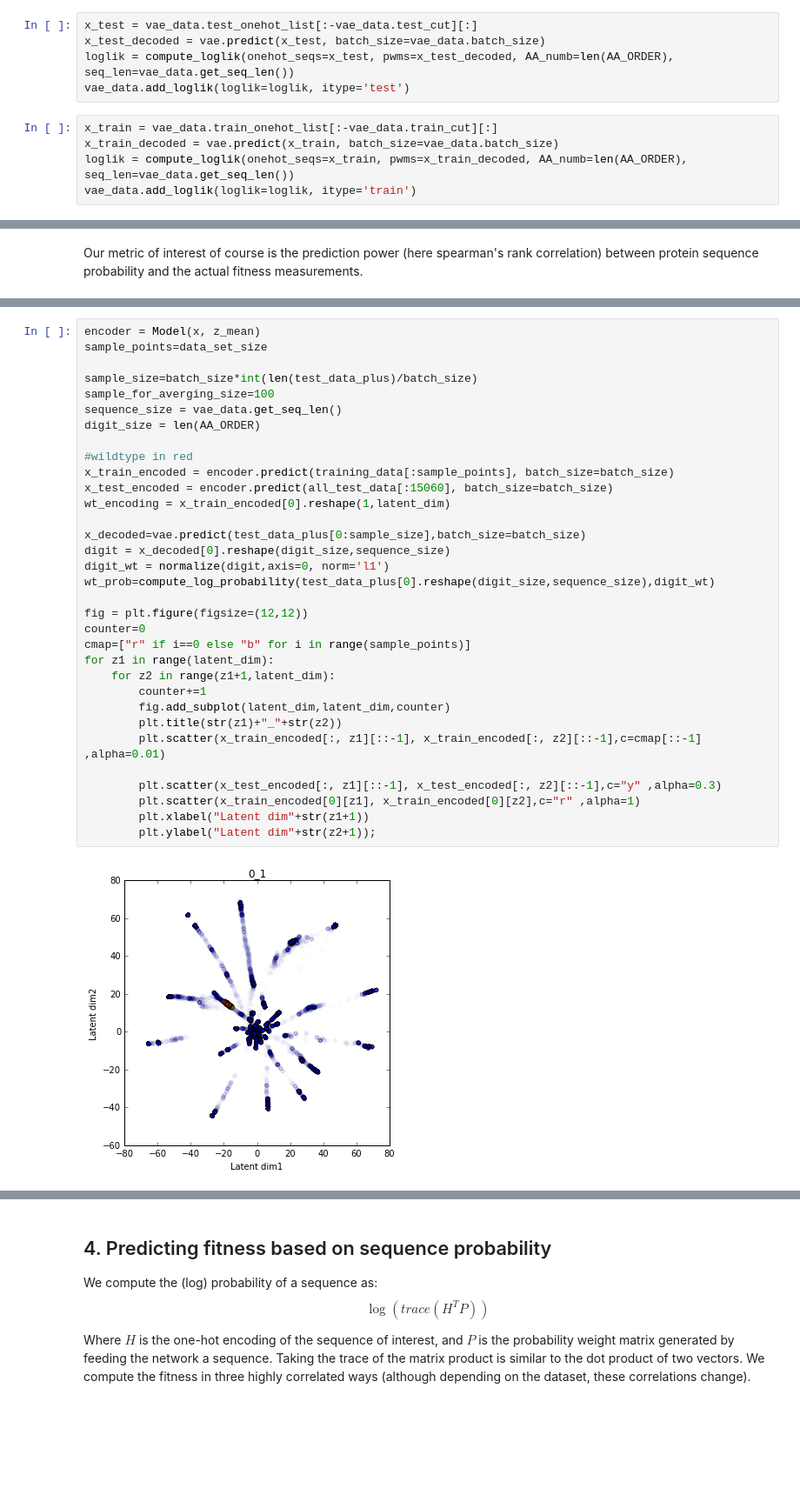
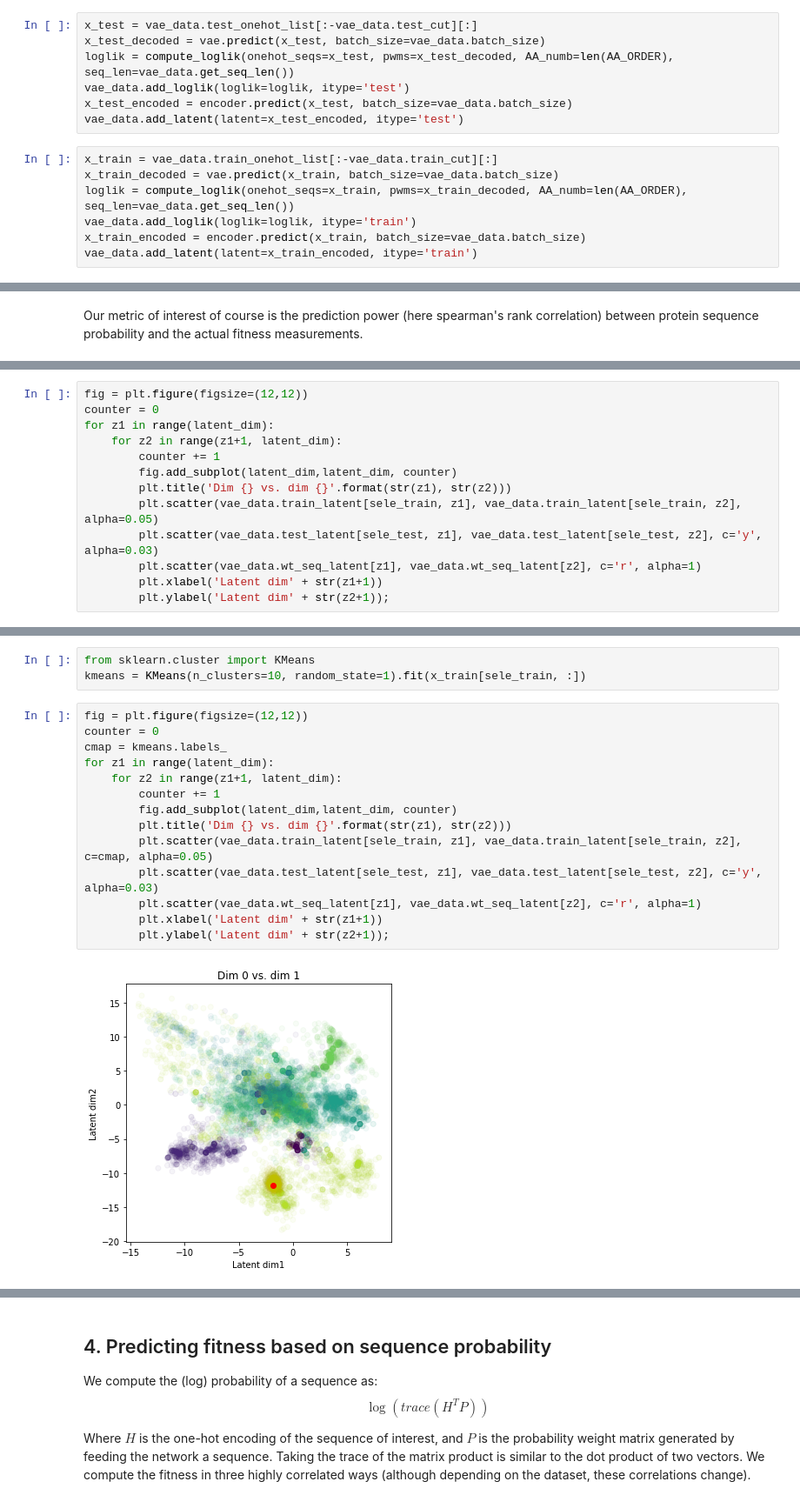
Before and after one commit to krdav/VAE_protein_function, a Jupyter notebook: VAE_for_protein_function_prediction.ipynb, the cells around one changed output, grey strips where cells are left out. Shown at 87% size. Cells and saved outputs as stored; diff of their text form; blank space fills up the shorter version.

Commit message:
plotting

```diff
--- a/VAE_for_protein_function_prediction.ipynb
+++ b/VAE_for_protein_function_prediction.ipynb
@@ -230,11 +218,15 @@ x_test = vae_data.test_onehot_list[:-vae_data.test_cut][:]
 x_test_decoded = vae.predict(x_test, batch_size=vae_data.batch_size)
 loglik = compute_loglik(onehot_seqs=x_test, pwms=x_test_decoded, AA_numb=len(AA_ORDER), seq_len=vae_data.get_seq_len())
 vae_data.add_loglik(loglik=loglik, itype='test')
+x_test_encoded = encoder.predict(x_test, batch_size=vae_data.batch_size)
+vae_data.add_latent(latent=x_test_encoded, itype='test')
 # %%
 x_train = vae_data.train_onehot_list[:-vae_data.train_cut][:]
 x_train_decoded = vae.predict(x_train, batch_size=vae_data.batch_size)
 loglik = compute_loglik(onehot_seqs=x_train, pwms=x_train_decoded, AA_numb=len(AA_ORDER), seq_len=vae_data.get_seq_len())
 vae_data.add_loglik(loglik=loglik, itype='train')
+x_train_encoded = encoder.predict(x_train, batch_size=vae_data.batch_size)
+vae_data.add_latent(latent=x_train_encoded, itype='train')
 # %% [markdown]
 We have kept track of some performance metrics, so we can follow whether the network was still improving.
 # %%
@@ -261,0 +258,13 @@ It is helpful to visualize the latent space to see if the network is separating
+# %%
+fig = plt.figure(figsize=(12,12))
+counter = 0
+for z1 in range(latent_dim):
+    for z2 in range(z1+1, latent_dim):
+        counter += 1
+        fig.add_subplot(latent_dim,latent_dim, counter)
+        plt.title('Dim {} vs. dim {}'.format(str(z1), str(z2)))
+        plt.scatter(vae_data.train_latent[sele_train, z1], vae_data.train_latent[sele_train, z2], alpha=0.05)
+        plt.scatter(vae_data.test_latent[sele_test, z1], vae_data.test_latent[sele_test, z2], c='y', alpha=0.03)
+        plt.scatter(vae_data.wt_seq_latent[z1], vae_data.wt_seq_latent[z2], c='r', alpha=1)
+        plt.xlabel('Latent dim' + str(z1+1))
+        plt.ylabel('Latent dim' + str(z2+1));
@@ -262,35 +273,19 @@ It is helpful to visualize the latent space to see if the network is separating
+# %%
+from sklearn.cluster import KMeans
+kmeans = KMeans(n_clusters=10, random_state=1).fit(x_train[sele_train, :])
 # %%
-encoder = Model(x, z_mean)
-sample_points=data_set_size
-
-sample_size=batch_size*int(len(test_data_plus)/batch_size)
-sample_for_averging_size=100
-sequence_size = vae_data.get_seq_len()
-digit_size = len(AA_ORDER)
-
-#wildtype in red
-x_train_encoded = encoder.predict(training_data[:sample_points], batch_size=batch_size)
-x_test_encoded = encoder.predict(all_test_data[:15060], batch_size=batch_size)
-wt_encoding = x_train_encoded[0].reshape(1,latent_dim)
-
-x_decoded=vae.predict(test_data_plus[0:sample_size],batch_size=batch_size)
-digit = x_decoded[0].reshape(digit_size,sequence_size)
-digit_wt = normalize(digit,axis=0, norm='l1')
-wt_prob=compute_log_probability(test_data_plus[0].reshape(digit_size,sequence_size),digit_wt)
-
 fig = plt.figure(figsize=(12,12))
-counter=0
-cmap=["r" if i==0 else "b" for i in range(sample_points)]
+counter = 0
+cmap = kmeans.labels_
 for z1 in range(latent_dim):
-    for z2 in range(z1+1,latent_dim):
-        counter+=1
-        fig.add_subplot(latent_dim,latent_dim,counter)
-        plt.title(str(z1)+"_"+str(z2))
-        plt.scatter(x_train_encoded[:, z1][::-1], x_train_encoded[:, z2][::-1],c=cmap[::-1] ,alpha=0.01)
-
-        plt.scatter(x_test_encoded[:, z1][::-1], x_test_encoded[:, z2][::-1],c="y" ,alpha=0.3)
-        plt.scatter(x_train_encoded[0][z1], x_train_encoded[0][z2],c="r" ,alpha=1)
-        plt.xlabel("Latent dim"+str(z1+1))
-        plt.ylabel("Latent dim"+str(z2+1));
+    for z2 in range(z1+1, latent_dim):
+        counter += 1
+        fig.add_subplot(latent_dim,latent_dim, counter)
+        plt.title('Dim {} vs. dim {}'.format(str(z1), str(z2)))
+        plt.scatter(vae_data.train_latent[sele_train, z1], vae_data.train_latent[sele_train, z2], c=cmap, alpha=0.05)
+        plt.scatter(vae_data.test_latent[sele_test, z1], vae_data.test_latent[sele_test, z2], c='y', alpha=0.03)
+        plt.scatter(vae_data.wt_seq_latent[z1], vae_data.wt_seq_latent[z2], c='r', alpha=1)
+        plt.xlabel('Latent dim' + str(z1+1))
+        plt.ylabel('Latent dim' + str(z2+1));
 # %% [output]
-[figure, old version]
+[figure, new version]
```
Also changed, not shown: parts of 56 cells of this notebook, 1 other file.
